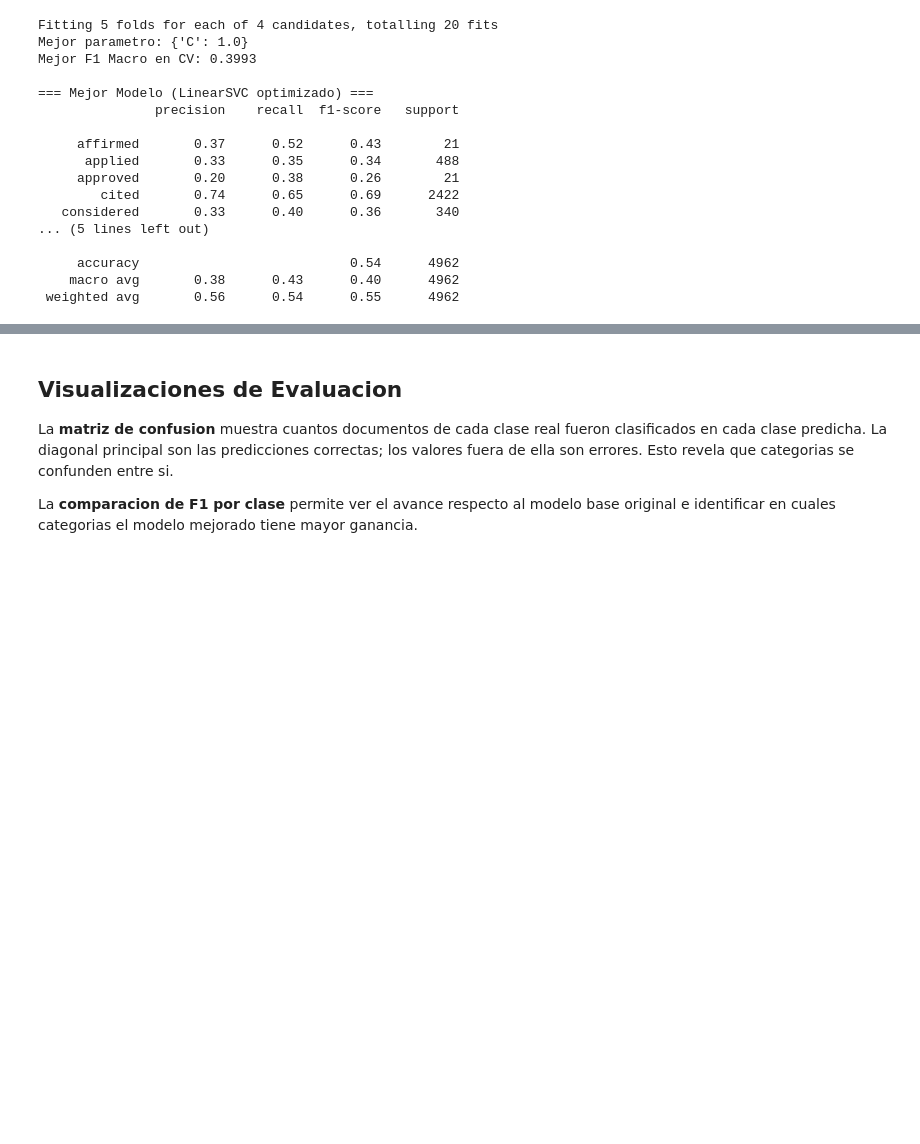
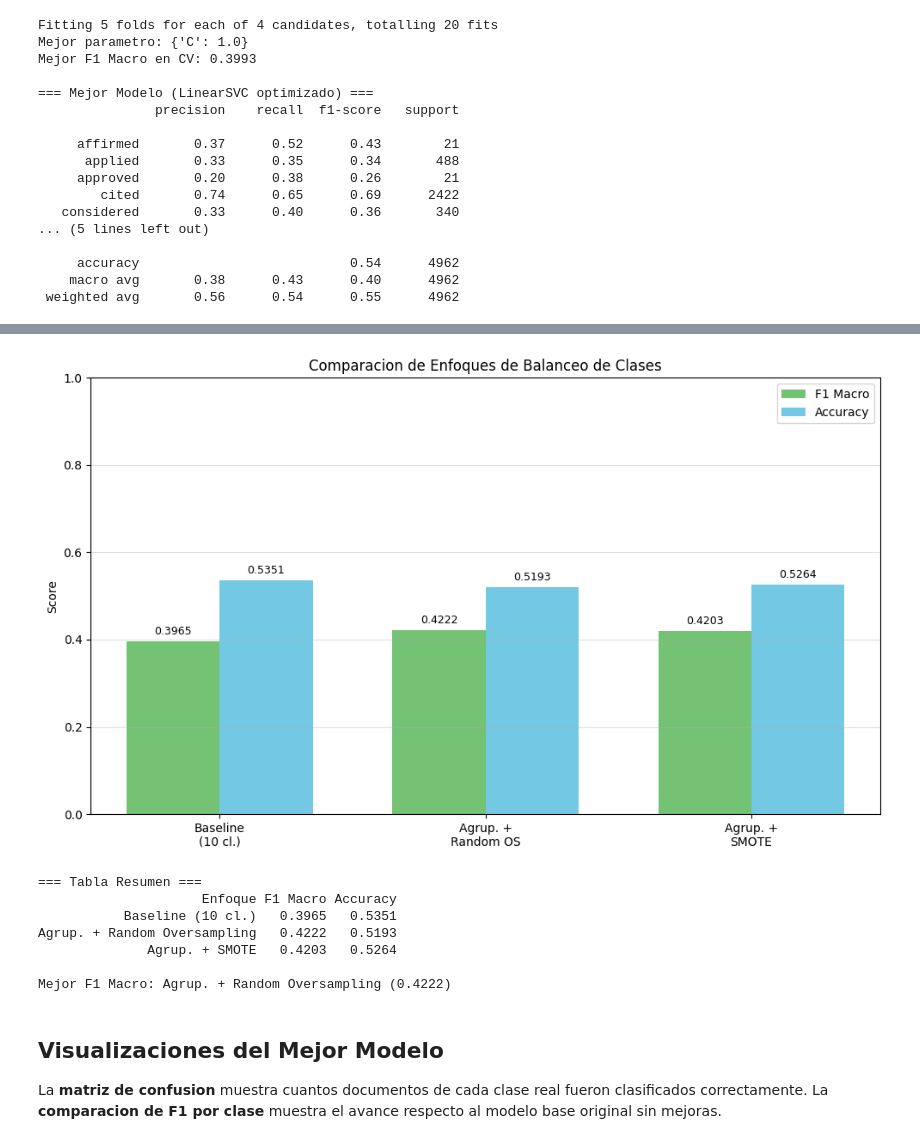
Before and after one commit to RAM1R0-STR/legal-text-classification, a Jupyter notebook: notebooks/Mineria_de_Texto_Tarea.ipynb, the cells around one changed output, grey strips where cells are left out. Drawn from its saved outputs; the diff is of its cells as text; code cells hidden in the pictures; blank space fills up the shorter version.

Commit message:
Ultimas Mejoras modelo

```diff
--- a/notebooks/Mineria_de_Texto_Tarea.ipynb
+++ b/notebooks/Mineria_de_Texto_Tarea.ipynb
@@ -266,9 +450,56 @@ Mejor F1 Macro en CV: 0.3993
+# %%
+import matplotlib.pyplot as plt
+import numpy as np
+import pandas as pd
+
+enfoques    = ["Baseline\n(10 cl.)", "Agrup. +\nRandom OS", "Agrup. +\nSMOTE"]
+f1_valores  = [0.3965, f1_ros, f1_smote]
+acc_valores = [0.5351, acc_ros, acc_smote]
+
+x = np.arange(len(enfoques))
+width = 0.35
+fig, ax = plt.subplots(figsize=(10, 6))
+bars1 = ax.bar(x - width/2, f1_valores,  width, label="F1 Macro", color="#5cb85c", alpha=0.85)
+bars2 = ax.bar(x + width/2, acc_valores, width, label="Accuracy", color="#5bc0de", alpha=0.85)
+ax.set_ylabel("Score")
+ax.set_title("Comparacion de Enfoques de Balanceo de Clases")
+ax.set_xticks(x)
+ax.set_xticklabels(enfoques)
+ax.legend()
+ax.set_ylim(0, 1.0)
+ax.yaxis.grid(True, alpha=0.4)
+for bar in bars1:
+    ax.text(bar.get_x() + bar.get_width()/2, bar.get_height() + 0.01,
+            f"{bar.get_height():.4f}", ha="center", va="bottom", fontsize=9)
+for bar in bars2:
+    ax.text(bar.get_x() + bar.get_width()/2, bar.get_height() + 0.01,
+            f"{bar.get_height():.4f}", ha="center", va="bottom", fontsize=9)
+plt.tight_layout()
+plt.savefig("../reports/comparacion_balanceo.png", dpi=150, bbox_inches="tight")
+plt.show()
+
+resumen = pd.DataFrame({
+    "Enfoque": ["Baseline (10 cl.)", "Agrup. + Random Oversampling", "Agrup. + SMOTE"],
+    "F1 Macro":  [f"{v:.4f}" for v in f1_valores],
+    "Accuracy":  [f"{v:.4f}" for v in acc_valores]
+})
+print("\n=== Tabla Resumen ===")
+print(resumen.to_string(index=False))
+idx_mejor = f1_valores.index(max(f1_valores))
+print(f"\nMejor F1 Macro: {resumen.iloc[idx_mejor]['Enfoque']} ({max(f1_valores):.4f})")
+# %% [output]
+[figure, added]
+=== Tabla Resumen ===
+                     Enfoque F1 Macro Accuracy
+           Baseline (10 cl.)   0.3965   0.5351
+Agrup. + Random Oversampling   0.4222   0.5193
+              Agrup. + SMOTE   0.4203   0.5264
+
+Mejor F1 Macro: Agrup. + Random Oversampling (0.4222)
 # %% [markdown]
-## Visualizaciones de Evaluacion
+## Visualizaciones del Mejor Modelo
 
-La **matriz de confusion** muestra cuantos documentos de cada clase real fueron clasificados en cada clase predicha. La diagonal principal son las predicciones correctas; los valores fuera de ella son errores. Esto revela que categorias se confunden entre si.
-
-La **comparacion de F1 por clase** permite ver el avance respecto al modelo base original e identificar en cuales categorias el modelo mejorado tiene mayor ganancia.
+La **matriz de confusion** muestra cuantos documentos de cada clase real fueron clasificados correctamente. La **comparacion de F1 por clase** muestra el avance respecto al modelo base original sin mejoras.
 # %%
 import matplotlib.pyplot as plt
 import seaborn as sns
```
Also changed, not shown: parts of 22 cells of this notebook, 2 other files.
